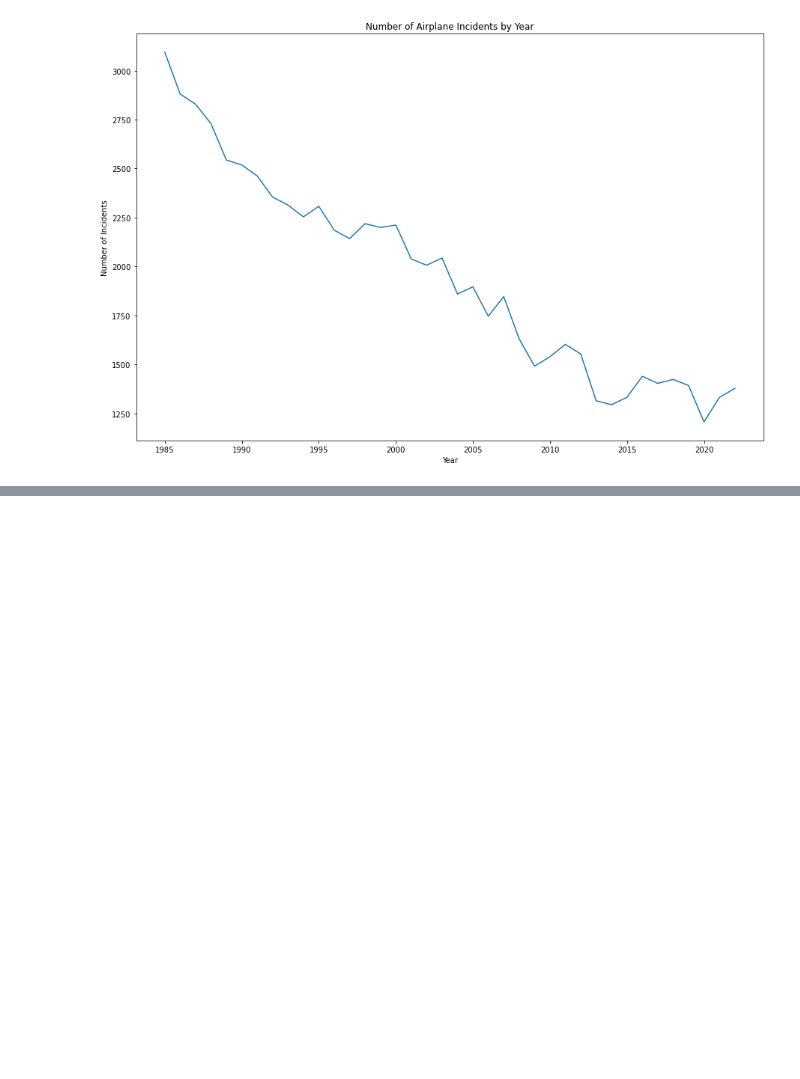
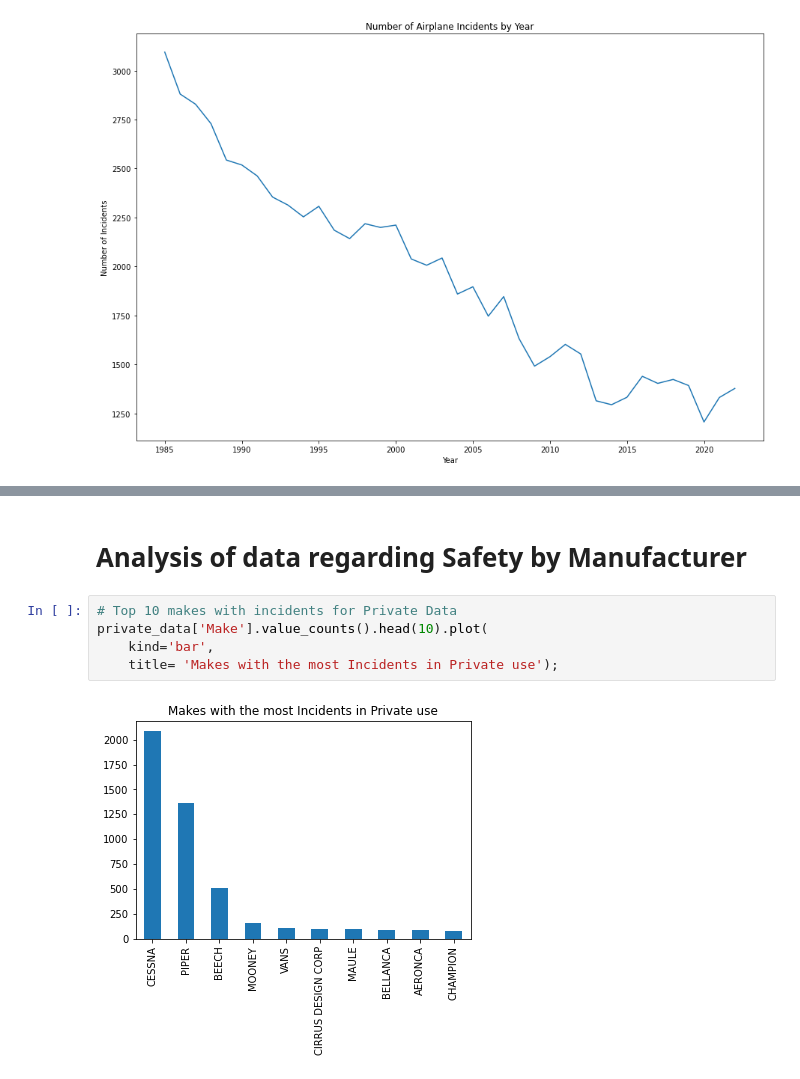
Before and after one commit to WSmolen/Aviation_Project, a Jupyter notebook: Aviation_project.ipynb, the cells around one changed output, grey strips where cells are left out. Saved outputs shown, nothing was run; the diff lists cells and outputs as text; blank space fills up the shorter version.

```diff
--- a/Aviation_project.ipynb
+++ b/Aviation_project.ipynb
@@ -435,0 +321,9 @@ dtype: float64
+# %% [markdown]
+# Analysis of data regarding Safety by Manufacturer
+# %%
+# Top 10 makes with incidents for Private Data
+private_data['Make'].value_counts().head(10).plot(
+    kind='bar',
+    title= 'Makes with the most Incidents in Private use');
+# %% [output]
+[figure, added]
```
Also changed, not shown: parts of 65 cells of this notebook, 6 other files.
